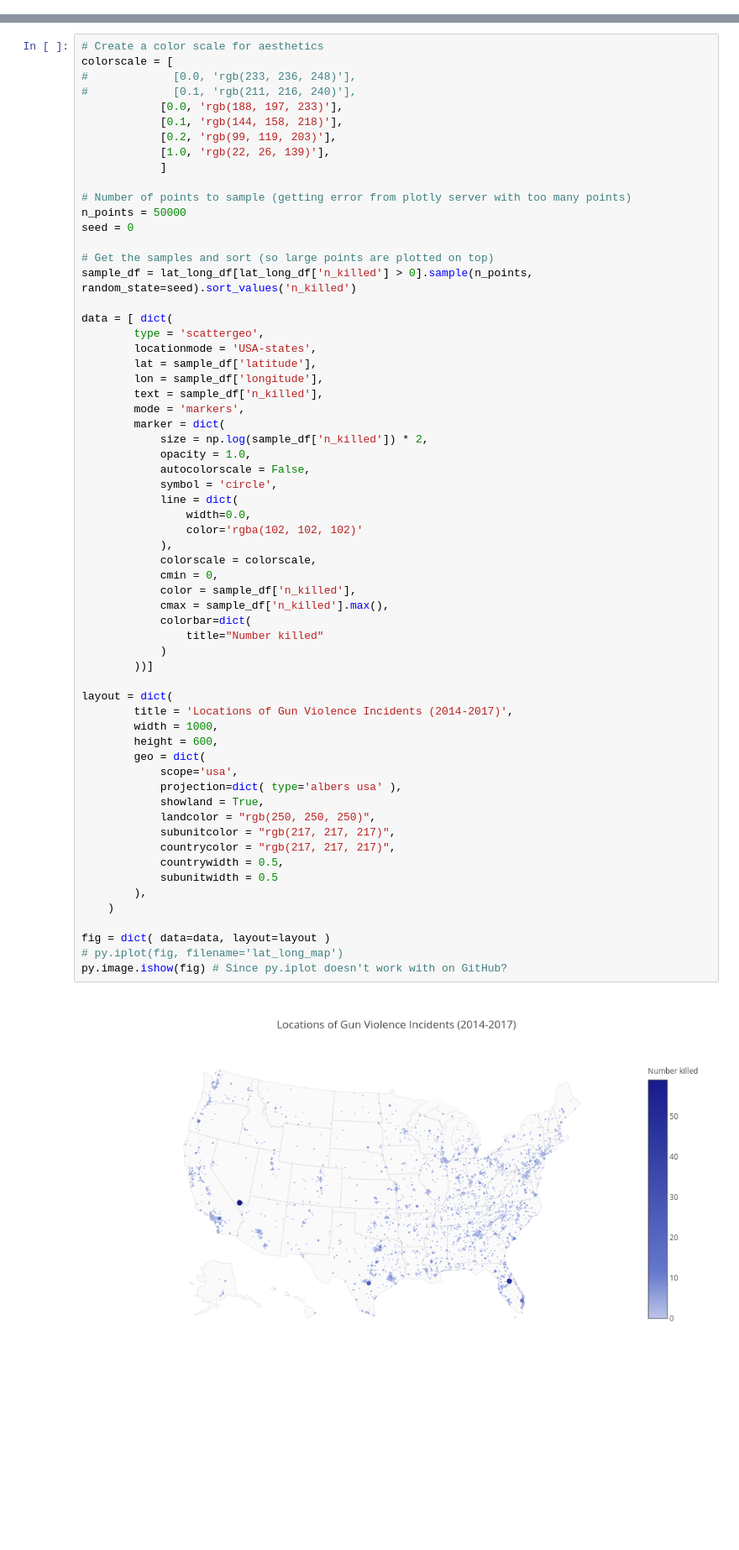
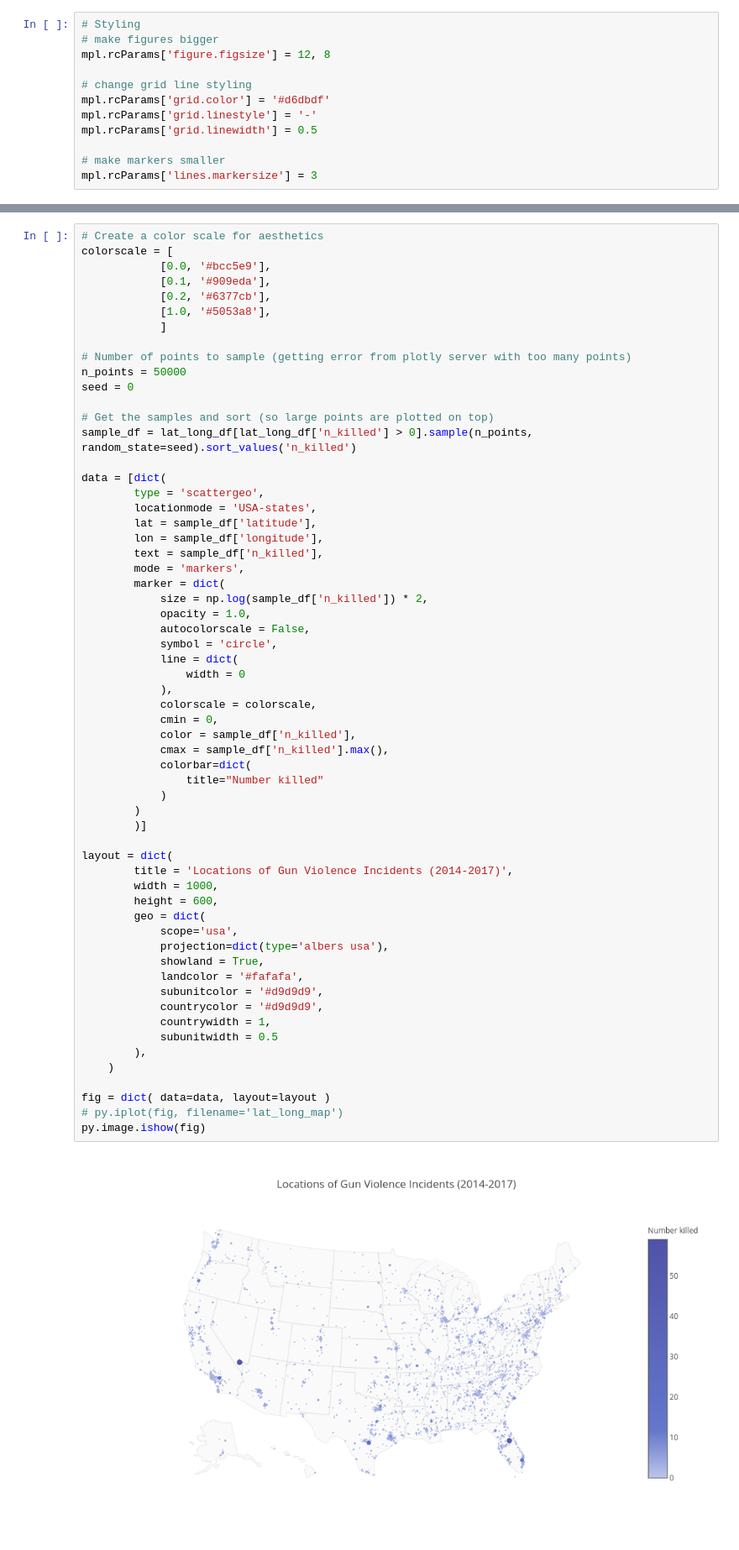
Before and after one commit to jonathanshuai/springboard-capstone1, a Jupyter notebook: visualization.ipynb, the cells around one changed output, grey strips where cells are left out. Shown at 84% size. Drawn from its saved outputs; the diff is of its cells as text; blank space fills up the shorter version.

```diff
--- a/visualization.ipynb
+++ b/visualization.ipynb
@@ -32,6 +32,18 @@ by_date_norm_df = pd.read_csv(by_date_norm_file, parse_dates=True, index_col=0)
 by_date_total_df = pd.read_csv(by_date_total_file, parse_dates=True, index_col=0)
 feature_df = pd.read_csv(feature_file, parse_dates=True, index_col=0)
 overall_df = pd.read_csv(overall_file, parse_dates=True, index_col=0)
+# %%
+# Styling
+# make figures bigger
+mpl.rcParams['figure.figsize'] = 12, 8
+
+# change grid line styling
+mpl.rcParams['grid.color'] = '#d6dbdf'
+mpl.rcParams['grid.linestyle'] = '-'
+mpl.rcParams['grid.linewidth'] = 0.5
+
+# make markers smaller
+mpl.rcParams['lines.markersize'] = 3
 # %%
 # For our first visualizations, let's just plot the gun homicide trend in two ways:
 # Daily mean with window from 2014-2017
@@ -235,12 +253,10 @@ py.image.ishow(fig) # Since py.iplot doesn't work with on GitHub?
 # %%
 # Create a color scale for aesthetics
 colorscale = [
-#             [0.0, 'rgb(233, 236, 248)'],
-#             [0.1, 'rgb(211, 216, 240)'],
-            [0.0, 'rgb(188, 197, 233)'],
-            [0.1, 'rgb(144, 158, 218)'],
-            [0.2, 'rgb(99, 119, 203)'],
-            [1.0, 'rgb(22, 26, 139)'],
+            [0.0, '#bcc5e9'],
+            [0.1, '#909eda'],
+            [0.2, '#6377cb'],
+            [1.0, '#5053a8'],
             ]
 
 # Number of points to sample (getting error from plotly server with too many points)
@@ -250,7 +266,7 @@ seed = 0
 # Get the samples and sort (so large points are plotted on top)
 sample_df = lat_long_df[lat_long_df['n_killed'] > 0].sample(n_points, random_state=seed).sort_values('n_killed')
 
-data = [ dict(
+data = [dict(
         type = 'scattergeo',
         locationmode = 'USA-states',
         lat = sample_df['latitude'],
@@ -259,40 +275,40 @@ data = [ dict(
         mode = 'markers',
         marker = dict(
             size = np.log(sample_df['n_killed']) * 2,
             opacity = 1.0,
             autocolorscale = False,
             symbol = 'circle',
             line = dict(
-                width=0.0,
-                color='rgba(102, 102, 102)'
+                width = 0
             ),
             colorscale = colorscale,
             cmin = 0,
             color = sample_df['n_killed'],
             cmax = sample_df['n_killed'].max(),
             colorbar=dict(
                 title="Number killed"
             )
-        ))]
+        )
+        )]
 
 layout = dict(
         title = 'Locations of Gun Violence Incidents (2014-2017)',
         width = 1000,
         height = 600,
         geo = dict(
             scope='usa',
-            projection=dict( type='albers usa' ),
+            projection=dict(type='albers usa'),
             showland = True,
-            landcolor = "rgb(250, 250, 250)",
-            subunitcolor = "rgb(217, 217, 217)",
-            countrycolor = "rgb(217, 217, 217)",
-            countrywidth = 0.5,
+            landcolor = '#fafafa',
+            subunitcolor = '#d9d9d9',
+            countrycolor = '#d9d9d9',
+            countrywidth = 1,
             subunitwidth = 0.5
         ),
     )
 
 fig = dict( data=data, layout=layout )
 # py.iplot(fig, filename='lat_long_map')
-py.image.ishow(fig) # Since py.iplot doesn't work with on GitHub?
+py.image.ishow(fig)
 # %% [output]
-[figure, old version]
+[figure, new version]
```
Also changed, not shown: parts of 8 cells of this notebook, 5 other files.
